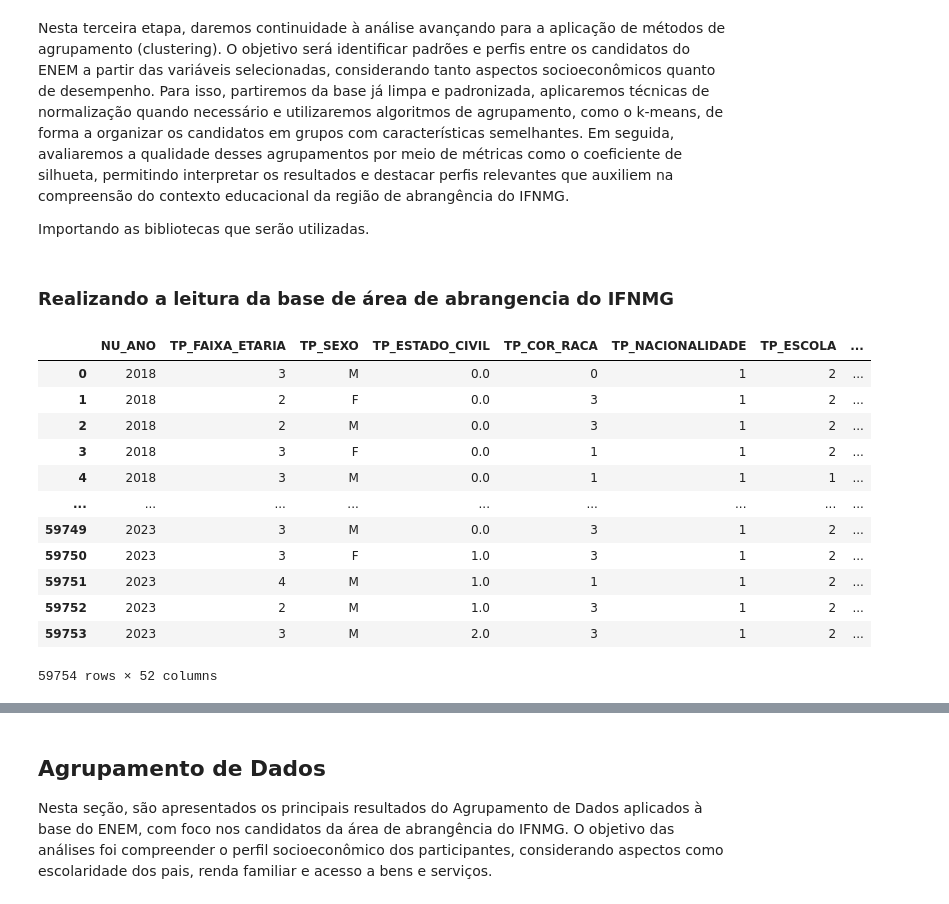
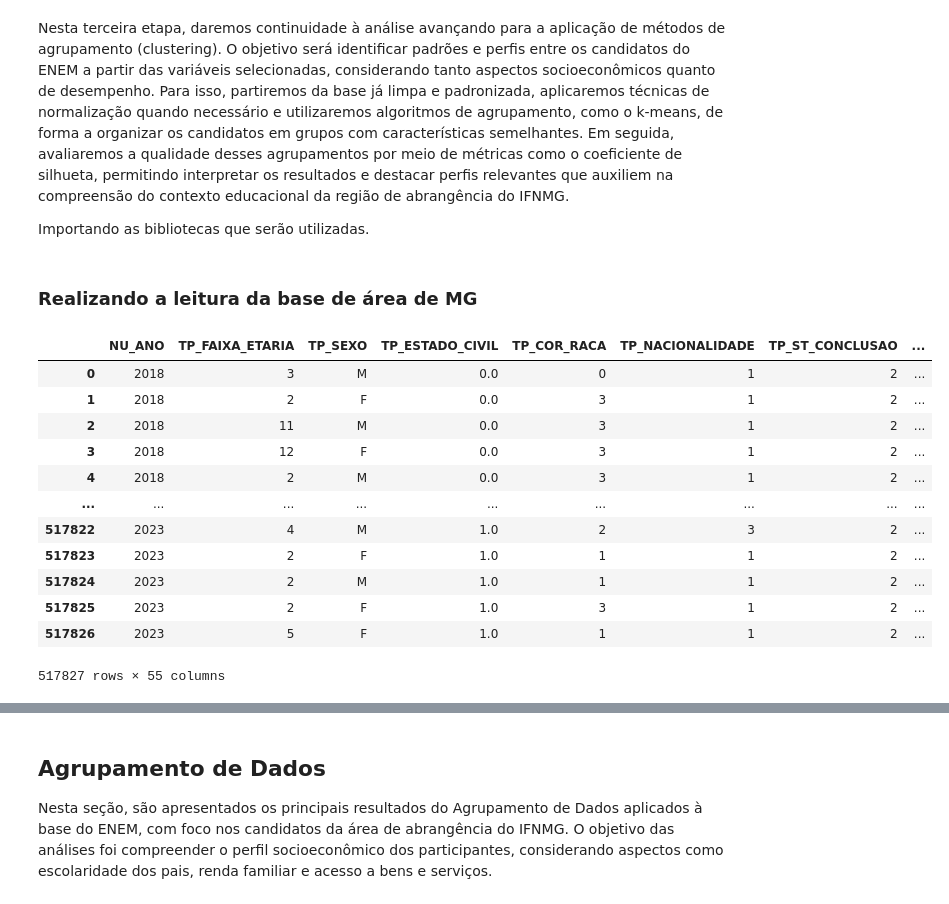
Before and after one commit to NandaLeal/TCC, a Jupyter notebook: TCC - FASE 3 .ipynb, the cells around one changed output, grey strips where cells are left out. Saved outputs shown, nothing was run; the diff lists cells and outputs as text; code cells hidden in the pictures.

```diff
--- a/TCC - FASE 3 .ipynb
+++ b/TCC - FASE 3 .ipynb
@@ -16,21 +16,21 @@ from sklearn.metrics import silhouette_score
 from sklearn.preprocessing import OrdinalEncoder
 from sklearn.preprocessing import StandardScaler
 # %% [markdown]
-### Realizando a leitura da base de área de abrangencia do IFNMG
+### **Realizando a leitura da base de área de MG**
 # %%
-df_final = pd.read_parquet(r"C:\Users\fernanda.leal\Documents\FERNANDA\TCC\DESENVOLVIMENTO\BASES\processed\ENEM_RENOMEADO.parquet", engine="fastparquet")
+df_final = pd.read_parquet(r"C:\Users\fernanda.leal\Documents\FERNANDA\TCC\DESENVOLVIMENTO\BASES\processed\MG.parquet", engine="fastparquet")
 df_final
 # %% [output]
-|  | NU_ANO | TP_FAIXA_ETARIA | TP_SEXO | TP_ESTADO_CIVIL | TP_COR_RACA | TP_NACIONALIDADE | TP_ESCOLA | ... |
+|  | NU_ANO | TP_FAIXA_ETARIA | TP_SEXO | TP_ESTADO_CIVIL | TP_COR_RACA | TP_NACIONALIDADE | TP_ST_CONCLUSAO | ... |
 | 0 | 2018 | 3 | M | 0.0 | 0 | 1 | 2 | ... |
 | 1 | 2018 | 2 | F | 0.0 | 3 | 1 | 2 | ... |
-| 2 | 2018 | 2 | M | 0.0 | 3 | 1 | 2 | ... |
-| 3 | 2018 | 3 | F | 0.0 | 1 | 1 | 2 | ... |
-| 4 | 2018 | 3 | M | 0.0 | 1 | 1 | 1 | ... |
+| 2 | 2018 | 11 | M | 0.0 | 3 | 1 | 2 | ... |
+| 3 | 2018 | 12 | F | 0.0 | 3 | 1 | 2 | ... |
+| 4 | 2018 | 2 | M | 0.0 | 3 | 1 | 2 | ... |
 | ... | ... | ... | ... | ... | ... | ... | ... | ... |
-| 59749 | 2023 | 3 | M | 0.0 | 3 | 1 | 2 | ... |
-| 59750 | 2023 | 3 | F | 1.0 | 3 | 1 | 2 | ... |
-| 59751 | 2023 | 4 | M | 1.0 | 1 | 1 | 2 | ... |
-| 59752 | 2023 | 2 | M | 1.0 | 3 | 1 | 2 | ... |
-| 59753 | 2023 | 3 | M | 2.0 | 3 | 1 | 2 | ... |
+| 517822 | 2023 | 4 | M | 1.0 | 2 | 3 | 2 | ... |
+| 517823 | 2023 | 2 | F | 1.0 | 1 | 1 | 2 | ... |
+| 517824 | 2023 | 2 | M | 1.0 | 1 | 1 | 2 | ... |
+| 517825 | 2023 | 2 | F | 1.0 | 3 | 1 | 2 | ... |
+| 517826 | 2023 | 5 | F | 1.0 | 1 | 1 | 2 | ... |
-59754 rows × 52 columns
+517827 rows × 55 columns
```
Also changed, not shown: parts of 16 cells of this notebook.
